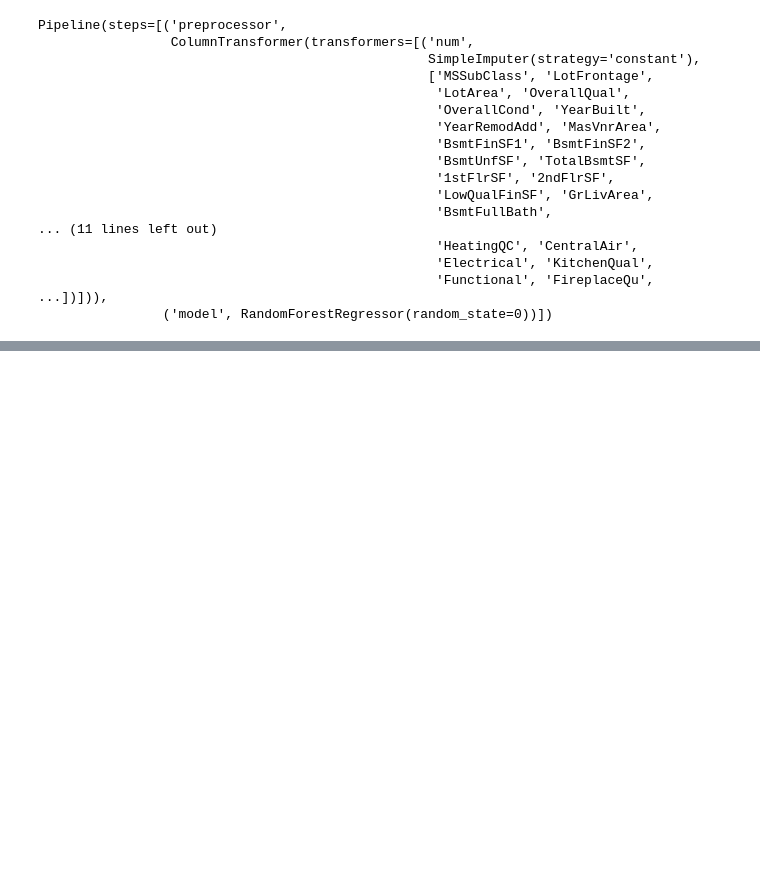
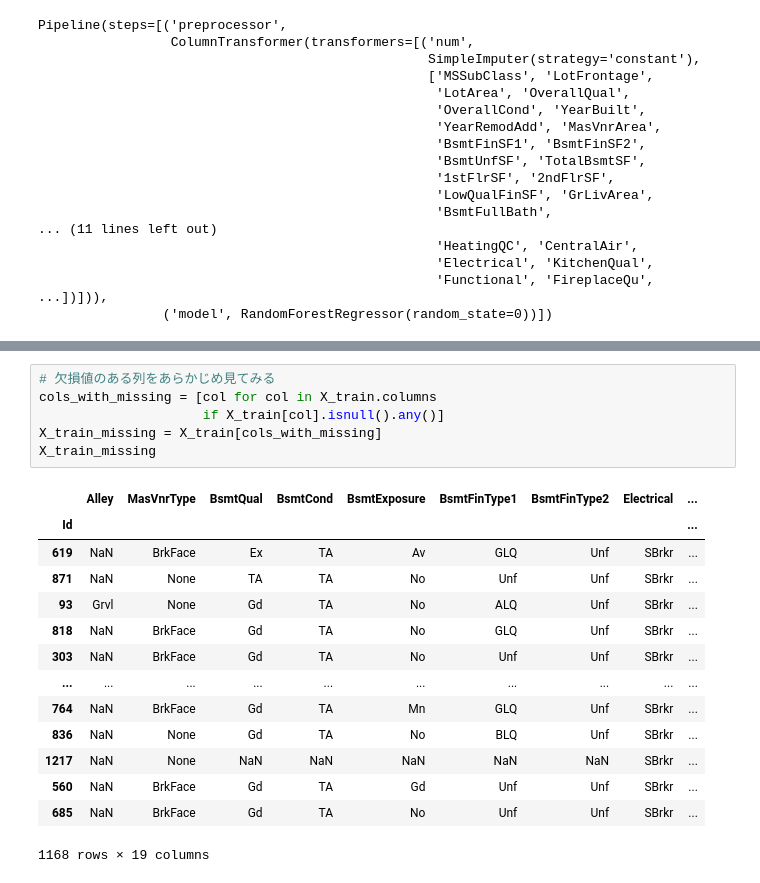
Before and after one commit to HTatsuoka/Intermediate_machine_learning, a Jupyter notebook: 04_pipelines.ipynb, the cells around one changed output, grey strips where cells are left out. Saved outputs shown, nothing was run; the diff lists cells and outputs as text; blank space fills up the shorter version.

```diff
--- a/04_pipelines.ipynb
+++ b/04_pipelines.ipynb
@@ -113,0 +125,21 @@ Pipeline(steps=[('preprocessor',
+# %%
+# 欠損値のある列をあらかじめ見てみる
+cols_with_missing = [col for col in X_train.columns
+                     if X_train[col].isnull().any()]
+X_train_missing = X_train[cols_with_missing]
+X_train_missing
+# %% [output]
+|  | Alley | MasVnrType | BsmtQual | BsmtCond | BsmtExposure | BsmtFinType1 | BsmtFinType2 | Electrical | ... |
+| Id |  |  |  |  |  |  |  |  | ... |
+| 619 | NaN | BrkFace | Ex | TA | Av | GLQ | Unf | SBrkr | ... |
+| 871 | NaN | None | TA | TA | No | Unf | Unf | SBrkr | ... |
+| 93 | Grvl | None | Gd | TA | No | ALQ | Unf | SBrkr | ... |
+| 818 | NaN | BrkFace | Gd | TA | No | GLQ | Unf | SBrkr | ... |
+| 303 | NaN | BrkFace | Gd | TA | No | Unf | Unf | SBrkr | ... |
+| ... | ... | ... | ... | ... | ... | ... | ... | ... | ... |
+| 764 | NaN | BrkFace | Gd | TA | Mn | GLQ | Unf | SBrkr | ... |
+| 836 | NaN | None | Gd | TA | No | BLQ | Unf | SBrkr | ... |
+| 1217 | NaN | None | NaN | NaN | NaN | NaN | NaN | SBrkr | ... |
+| 560 | NaN | BrkFace | Gd | TA | Gd | Unf | Unf | SBrkr | ... |
+| 685 | NaN | BrkFace | Gd | TA | No | Unf | Unf | SBrkr | ... |
+1168 rows × 19 columns
```
Also changed, not shown: parts of 3 cells of this notebook.
